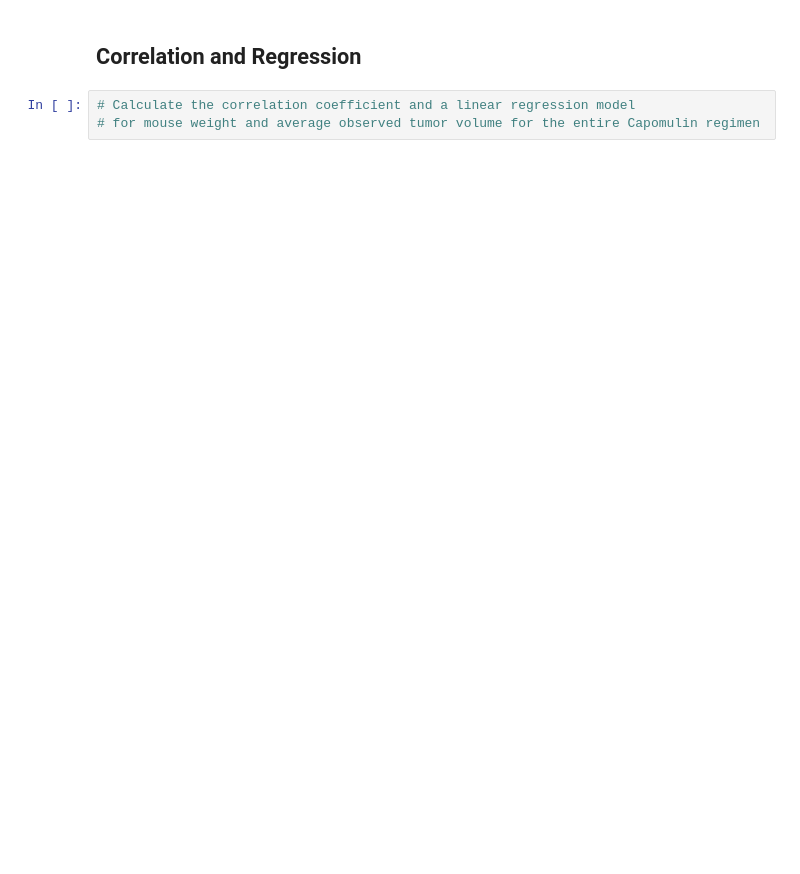
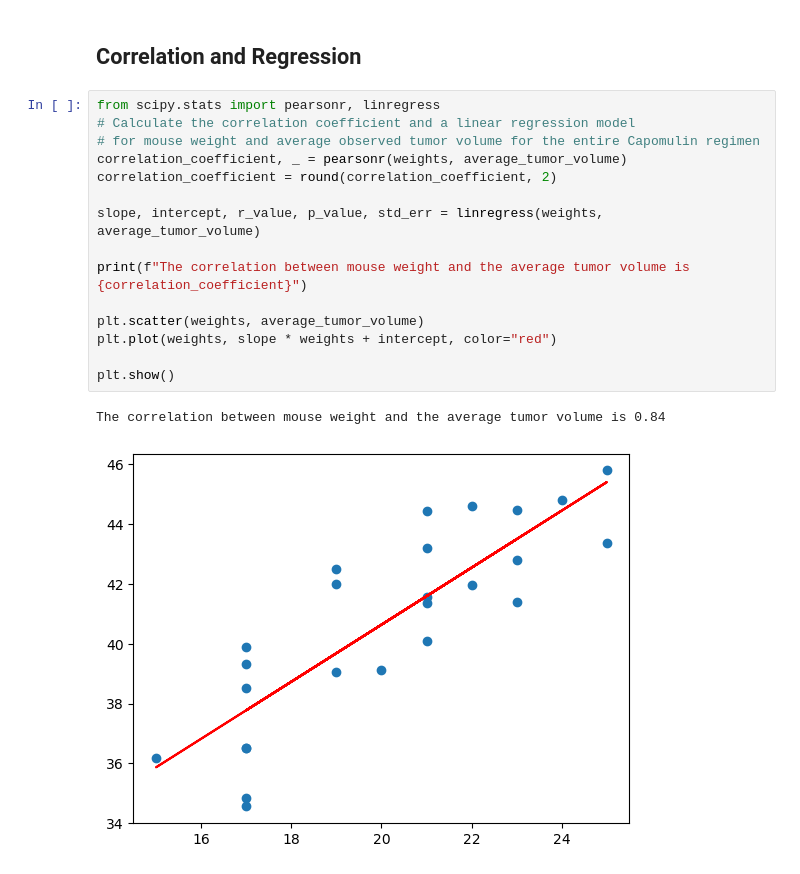
Before and after one commit to girishp/matplotlib-challenge, a Jupyter notebook: Pymaceuticals/pymaceuticals.ipynb, the cells around one changed output. Saved outputs shown, nothing was run; the diff lists cells and outputs as text; blank space fills up the shorter version.

```diff
--- a/Pymaceuticals/pymaceuticals.ipynb
+++ b/Pymaceuticals/pymaceuticals.ipynb
@@ -333,5 +347,20 @@ plt.show()
 # %% [markdown]
 ## Correlation and Regression
 # %%
+from scipy.stats import pearsonr, linregress
 # Calculate the correlation coefficient and a linear regression model
 # for mouse weight and average observed tumor volume for the entire Capomulin regimen
+correlation_coefficient, _ = pearsonr(weights, average_tumor_volume)
+correlation_coefficient = round(correlation_coefficient, 2)
+
+slope, intercept, r_value, p_value, std_err = linregress(weights, average_tumor_volume)
+
+print(f"The correlation between mouse weight and the average tumor volume is {correlation_coefficient}")
+
+plt.scatter(weights, average_tumor_volume)
+plt.plot(weights, slope * weights + intercept, color="red")
+
+plt.show()
+# %% [output]
+The correlation between mouse weight and the average tumor volume is 0.84
+[figure, added]
```
Also changed, not shown: parts of 2 cells of this notebook.
